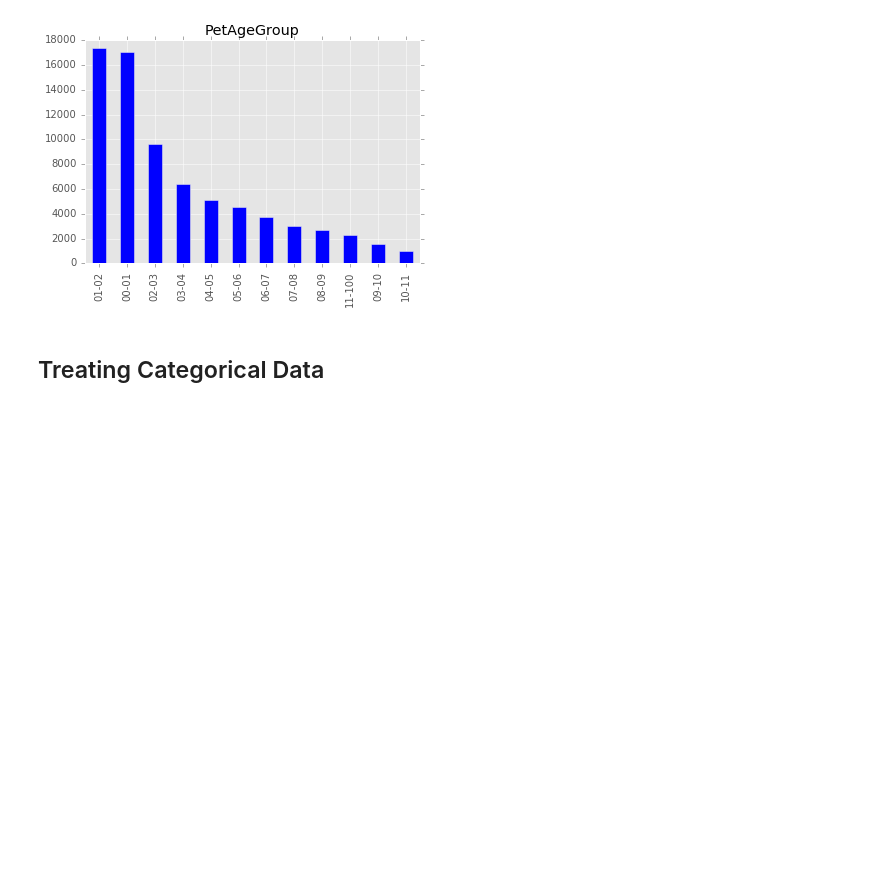
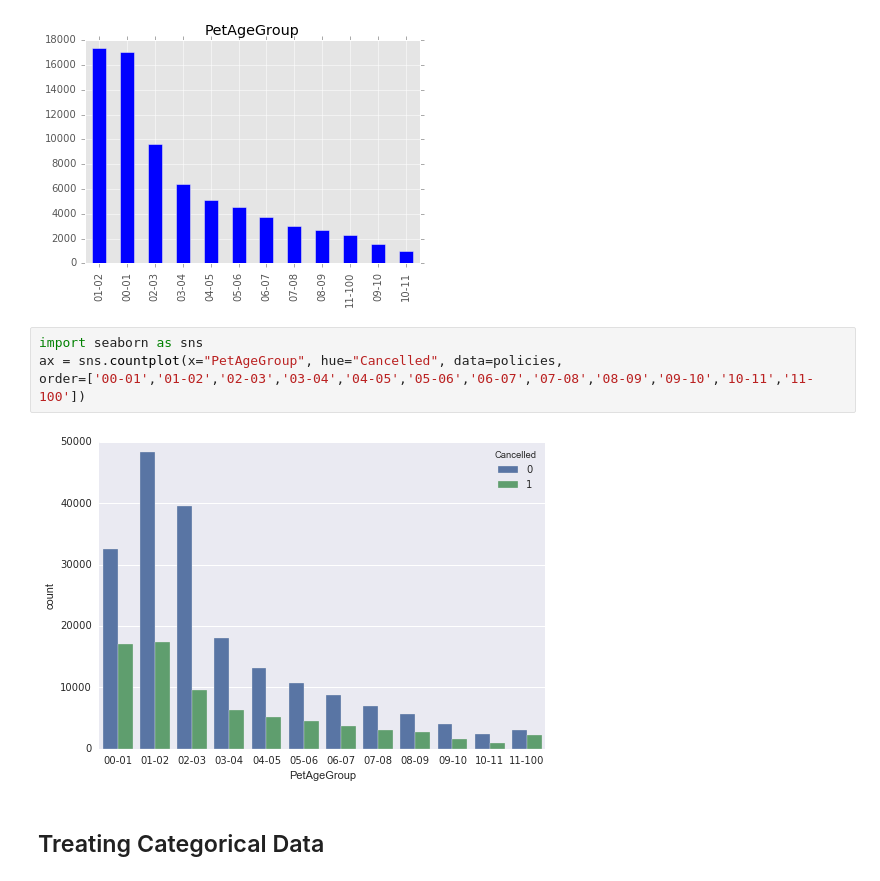
Before and after one commit to flarossler/SYDDAT4_Project-Pet-Insurance-Churn, a Jupyter notebook: Project Flavia v2.ipynb, the cells around one changed output. Saved outputs shown, nothing was run; the diff lists cells and outputs as text; blank space fills up the shorter version.

```diff
--- a/Project Flavia v2.ipynb
+++ b/Project Flavia v2.ipynb
@@ -131,6 +131,12 @@ policies[policies.Cancelled == 1].PetAgeGroup.value_counts().plot(kind='bar', ti
 # %% [output]
 <matplotlib.axes._subplots.AxesSubplot at 0x...>
 [figure]
+# %%
+import seaborn as sns
+ax = sns.countplot(x="PetAgeGroup", hue="Cancelled", data=policies,
+order=['00-01','01-02','02-03','03-04','04-05','05-06','06-07','07-08','08-09','09-10','10-11','11-100'])
+# %% [output]
+[figure, added]
 # %% [markdown]
 ## Treating Categorical Data
 # %%
```
Also changed, not shown: parts of 8 cells of this notebook, 1 other file.
